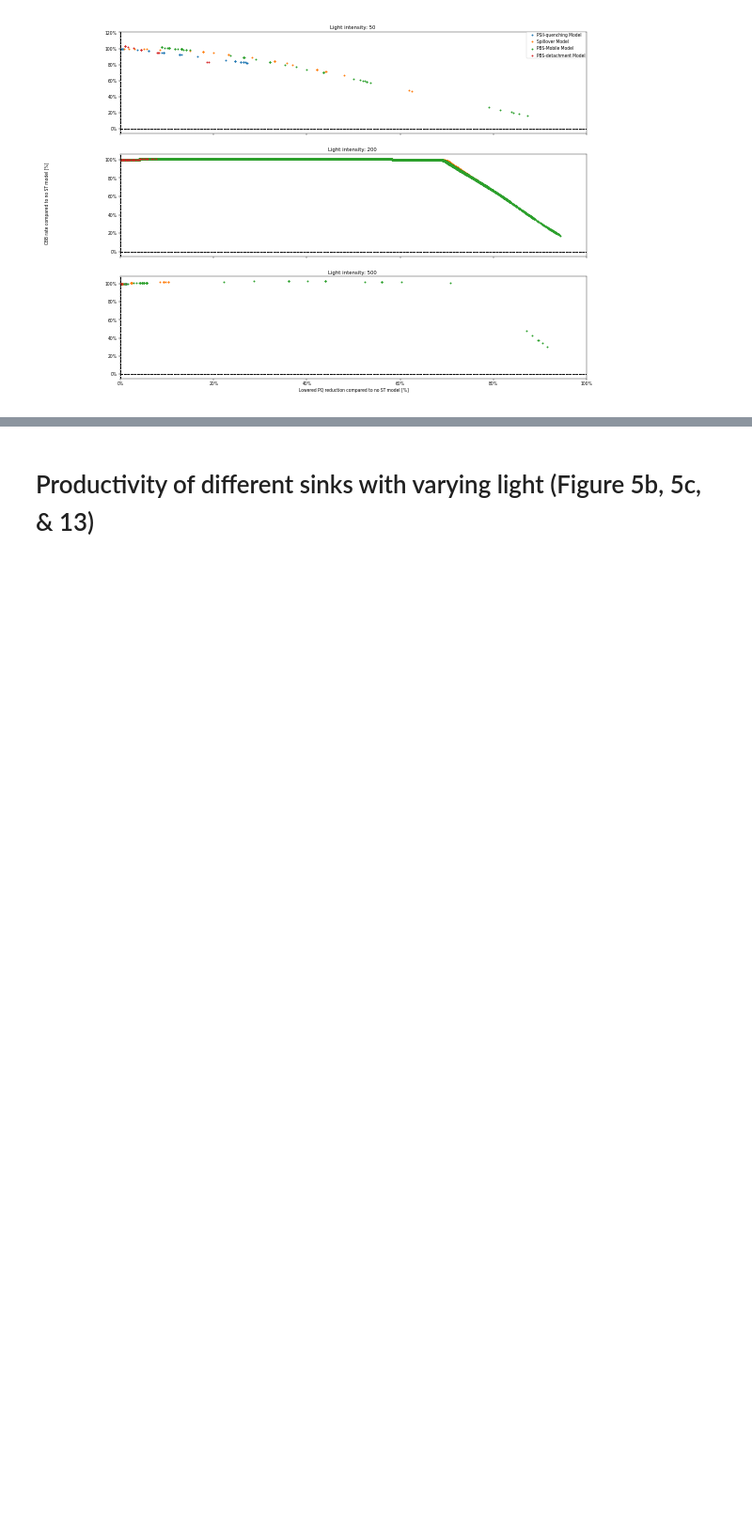
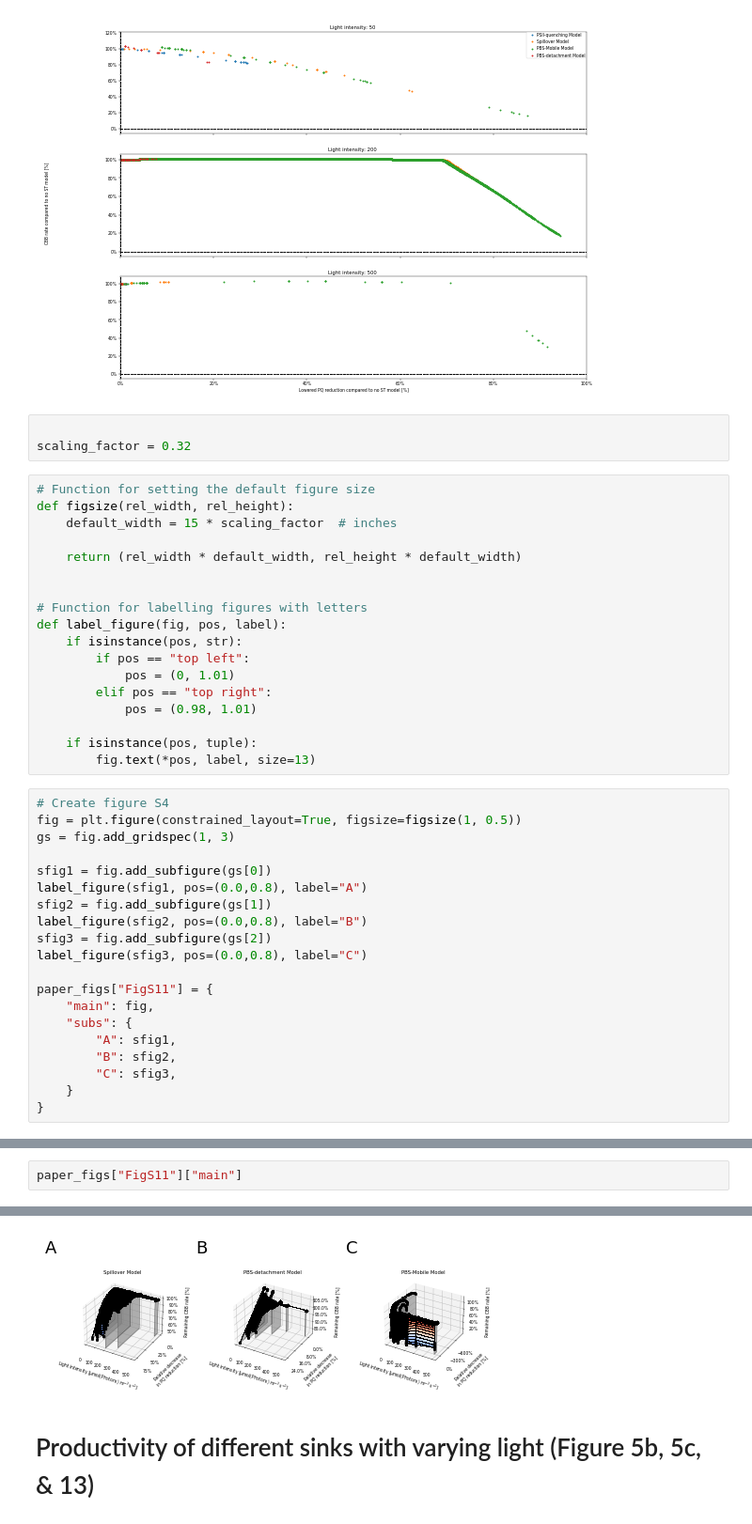
Before and after one commit to pfennigt/synechocystis-photosynthesis-2024-thesisanalysis, a Jupyter notebook: Notebooks/paper_figures.ipynb, the cells around one changed output, grey strips where cells are left out. Shown at 94% size. Cells and saved outputs as stored; diff of their text form; blank space fills up the shorter version.

Commit message:
slight layout changes

```diff
--- a/Notebooks/paper_figures.ipynb
+++ b/Notebooks/paper_figures.ipynb
@@ -1922,3 +1922,44 @@ fig.text(0.0, 0.5, "CBB rate compared to no ST model [%]", va='center', rotation
 # %% [output]
 Text(0.0, 0.5, 'CBB rate compared to no ST model [%]')
 [figure]
+# %%
+
+scaling_factor = 0.32
+# %%
+# Function for setting the default figure size
+def figsize(rel_width, rel_height):
+    default_width = 15 * scaling_factor  # inches
+
+    return (rel_width * default_width, rel_height * default_width)
+
+
+# Function for labelling figures with letters
+def label_figure(fig, pos, label):
+    if isinstance(pos, str):
+        if pos == "top left":
+            pos = (0, 1.01)
+        elif pos == "top right":
+            pos = (0.98, 1.01)
+
+    if isinstance(pos, tuple):
+        fig.text(*pos, label, size=13)
+# %%
+# Create figure S4
+fig = plt.figure(constrained_layout=True, figsize=figsize(1, 0.5))
+gs = fig.add_gridspec(1, 3)
+
+sfig1 = fig.add_subfigure(gs[0])
+label_figure(sfig1, pos=(0.0,0.8), label="A")
+sfig2 = fig.add_subfigure(gs[1])
+label_figure(sfig2, pos=(0.0,0.8), label="B")
+sfig3 = fig.add_subfigure(gs[2])
+label_figure(sfig3, pos=(0.0,0.8), label="C")
+
+paper_figs["FigS11"] = {
+    "main": fig,
+    "subs": {
+        "A": sfig1,
+        "B": sfig2,
+        "C": sfig3,
+    }
+}
@@ -2043,3 +2092,6 @@ for mdl, fig in mdl_figs.items():
     ax.set_box_aspect(aspect=None, zoom=0.77)
 
     # fig.subplots_adjust(right=0.95)
+# %%
+paper_figs["FigS11"]["main"]
+# %% [output]
@@ -2046,3 +2099,4 @@ for mdl, fig in mdl_figs.items():
+[figure, added]
 # %% [markdown]
 # Productivity of different sinks with varying light (Figure 5b, 5c, & 13)
 # %%
```
Also changed, not shown: parts of 5 cells of this notebook.
